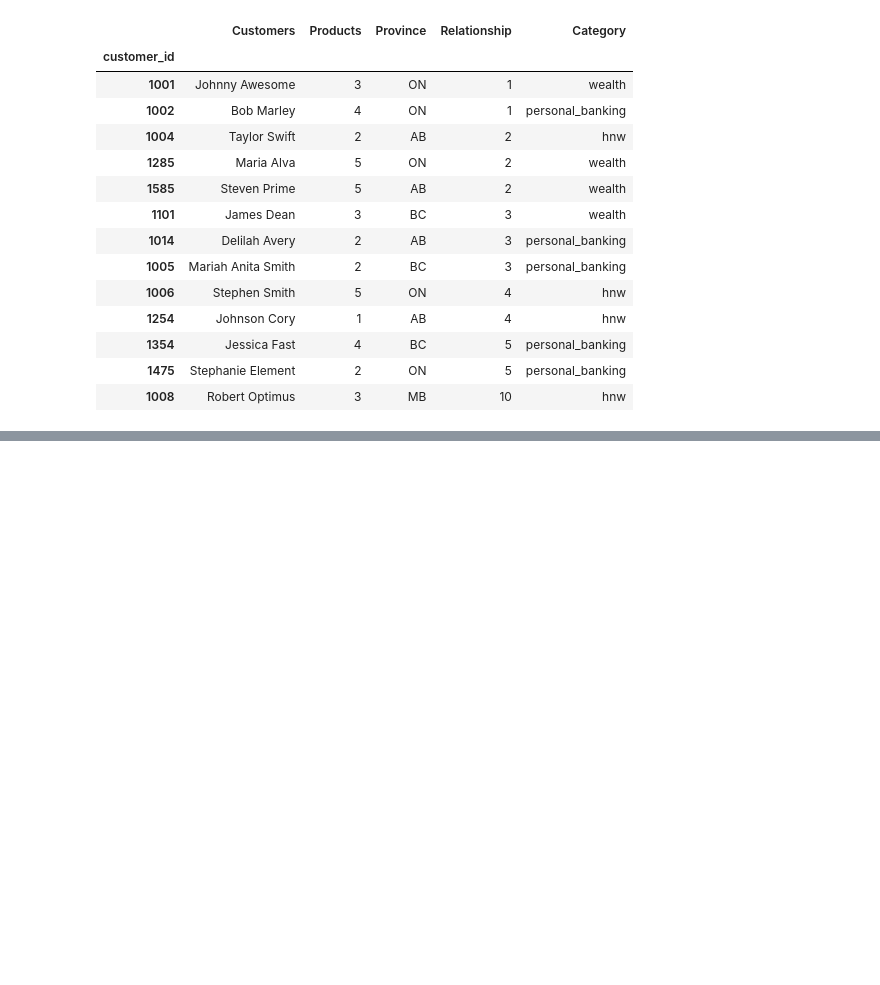
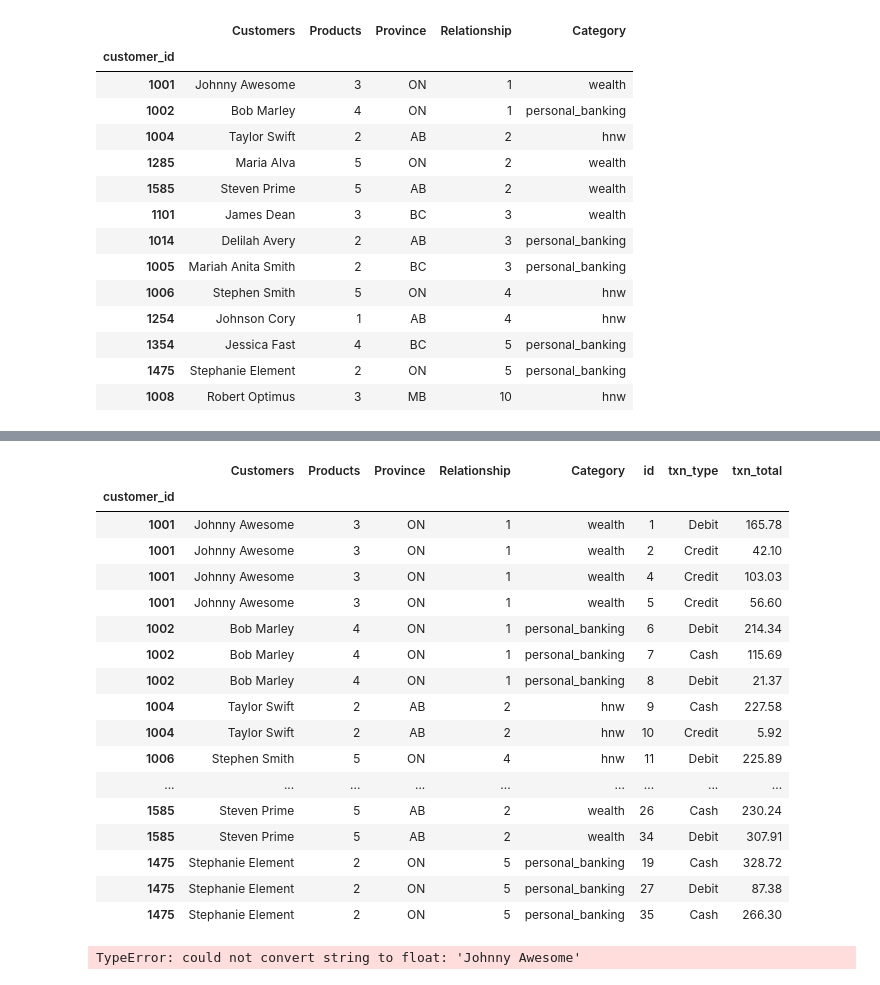
Before and after one commit to arshiaarora10/DatascienceAA, a Jupyter notebook: Class1/17May Practice.ipynb, the cells around one changed output, grey strips where cells are left out. Cells and saved outputs as stored; diff of their text form; code cells hidden in the pictures; blank space fills up the shorter version.

```diff
--- a/Class1/17May Practice.ipynb
+++ b/Class1/17May Practice.ipynb
@@ -395,0 +451,4 @@ Table1.sort_values('Relationship',ascending=True)
+# %%
+TableT = pd.read_csv(r"C:\Users\16479\Downloads\transactions.csv")
+TableT.set_index('customer_id',inplace=True)
+TableT
@@ -395,0 +474,27 @@ Table1.sort_values('Relationship',ascending=True)
+# %%
+FinalTable = pd.merge(left=Table1, right=TableT, on='customer_id')
+# %%
+FinalTable
+# %% [output]
+|  | Customers | Products | Province | Relationship | Category | id | txn_type | txn_total |
+| customer_id |  |  |  |  |  |  |  |  |
+| 1001 | Johnny Awesome | 3 | ON | 1 | wealth | 1 | Debit | 165.78 |
+| 1001 | Johnny Awesome | 3 | ON | 1 | wealth | 2 | Credit | 42.10 |
+| 1001 | Johnny Awesome | 3 | ON | 1 | wealth | 4 | Credit | 103.03 |
+| 1001 | Johnny Awesome | 3 | ON | 1 | wealth | 5 | Credit | 56.60 |
+| 1002 | Bob Marley | 4 | ON | 1 | personal_banking | 6 | Debit | 214.34 |
+| 1002 | Bob Marley | 4 | ON | 1 | personal_banking | 7 | Cash | 115.69 |
+| 1002 | Bob Marley | 4 | ON | 1 | personal_banking | 8 | Debit | 21.37 |
+| 1004 | Taylor Swift | 2 | AB | 2 | hnw | 9 | Cash | 227.58 |
+| 1004 | Taylor Swift | 2 | AB | 2 | hnw | 10 | Credit | 5.92 |
+| 1006 | Stephen Smith | 5 | ON | 4 | hnw | 11 | Debit | 225.89 |
+| ... | ... | ... | ... | ... | ... | ... | ... | ... |
+| 1585 | Steven Prime | 5 | AB | 2 | wealth | 26 | Cash | 230.24 |
+| 1585 | Steven Prime | 5 | AB | 2 | wealth | 34 | Debit | 307.91 |
+| 1475 | Stephanie Element | 2 | ON | 5 | personal_banking | 19 | Cash | 328.72 |
+| 1475 | Stephanie Element | 2 | ON | 5 | personal_banking | 27 | Debit | 87.38 |
+| 1475 | Stephanie Element | 2 | ON | 5 | personal_banking | 35 | Cash | 266.30 |
+# %%
+FinalTable.median()
+# %% [output]
+TypeError: could not convert string to float: 'Johnny Awesome'
```
Also changed, not shown: parts of 13 cells of this notebook, 2 other files.
